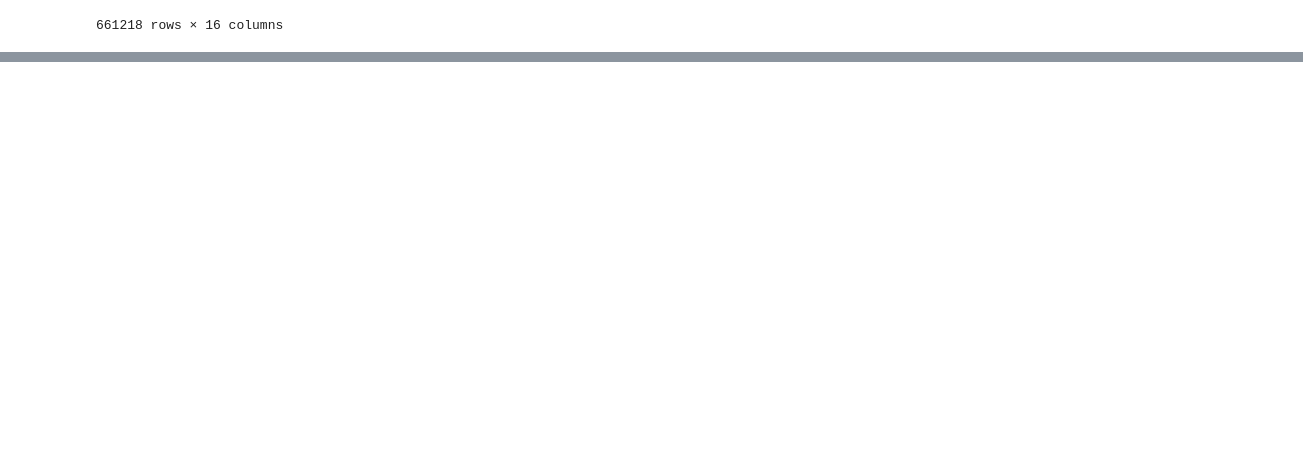
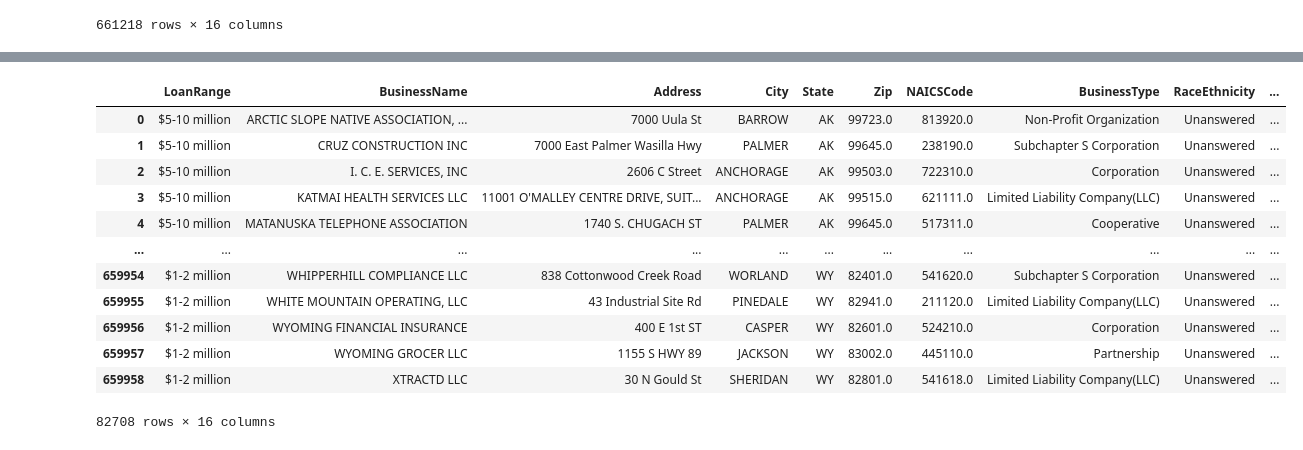
Before and after one commit to mdominguez2010/PPP-Loans, a Jupyter notebook: main.ipynb, the cells around one changed output, grey strips where cells are left out. Drawn from its saved outputs; the diff is of its cells as text; code cells hidden in the pictures; blank space fills up the shorter version.

```diff
--- a/main.ipynb
+++ b/main.ipynb
@@ -23,0 +91,17 @@ data
+# %%
+# Inspect high loan amounts
+data[(data['LoanRange'] == '$5-10 million') | (data['LoanRange'] == '$1-2 million') | (data['LoanRange'] == '$2-5 million')]
+# %% [output]
+|  | LoanRange | BusinessName | Address | City | State | Zip | NAICSCode | BusinessType | RaceEthnicity | ... |
+| 0 | $5-10 million | ARCTIC SLOPE NATIVE ASSOCIATION, ... | 7000 Uula St | BARROW | AK | 99723.0 | 813920.0 | Non-Profit Organization | Unanswered | ... |
+| 1 | $5-10 million | CRUZ CONSTRUCTION INC | 7000 East Palmer Wasilla Hwy | PALMER | AK | 99645.0 | 238190.0 | Subchapter S Corporation | Unanswered | ... |
+| 2 | $5-10 million | I. C. E. SERVICES, INC | 2606 C Street | ANCHORAGE | AK | 99503.0 | 722310.0 | Corporation | Unanswered | ... |
+| 3 | $5-10 million | KATMAI HEALTH SERVICES LLC | 11001 O'MALLEY CENTRE DRIVE, SUIT... | ANCHORAGE | AK | 99515.0 | 621111.0 | Limited Liability Company(LLC) | Unanswered | ... |
+| 4 | $5-10 million | MATANUSKA TELEPHONE ASSOCIATION | 1740 S. CHUGACH ST | PALMER | AK | 99645.0 | 517311.0 | Cooperative | Unanswered | ... |
+| ... | ... | ... | ... | ... | ... | ... | ... | ... | ... | ... |
+| 659954 | $1-2 million | WHIPPERHILL COMPLIANCE LLC | 838 Cottonwood Creek Road | WORLAND | WY | 82401.0 | 541620.0 | Subchapter S Corporation | Unanswered | ... |
+| 659955 | $1-2 million | WHITE MOUNTAIN OPERATING, LLC | 43 Industrial Site Rd | PINEDALE | WY | 82941.0 | 211120.0 | Limited Liability Company(LLC) | Unanswered | ... |
+| 659956 | $1-2 million | WYOMING FINANCIAL INSURANCE | 400 E 1st ST | CASPER | WY | 82601.0 | 524210.0 | Corporation | Unanswered | ... |
+| 659957 | $1-2 million | WYOMING GROCER LLC | 1155 S HWY 89 | JACKSON | WY | 83002.0 | 445110.0 | Partnership | Unanswered | ... |
+| 659958 | $1-2 million | XTRACTD LLC | 30 N Gould St | SHERIDAN | WY | 82801.0 | 541618.0 | Limited Liability Company(LLC) | Unanswered | ... |
+82708 rows × 16 columns
```
Also changed, not shown: parts of 14 cells of this notebook.
